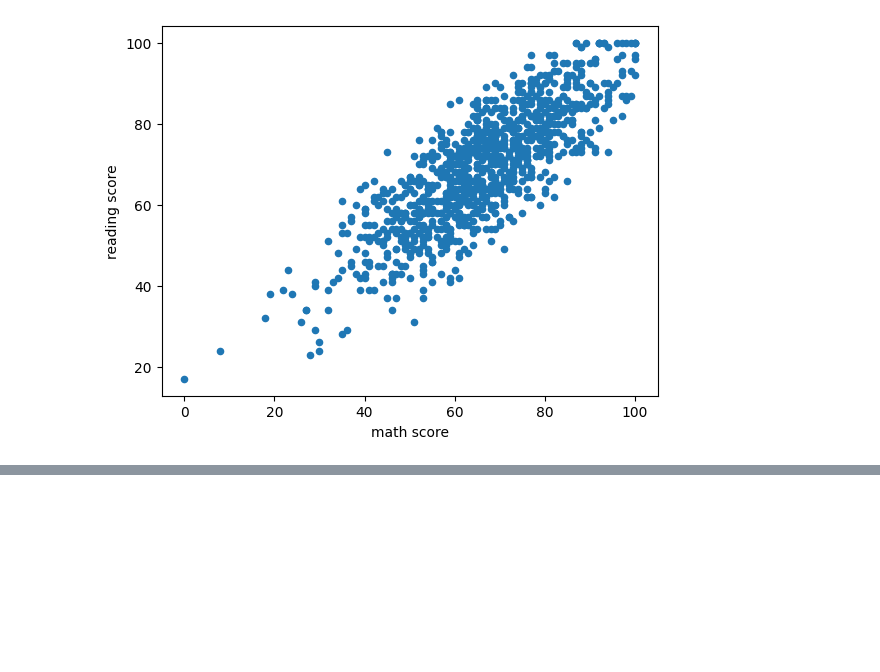
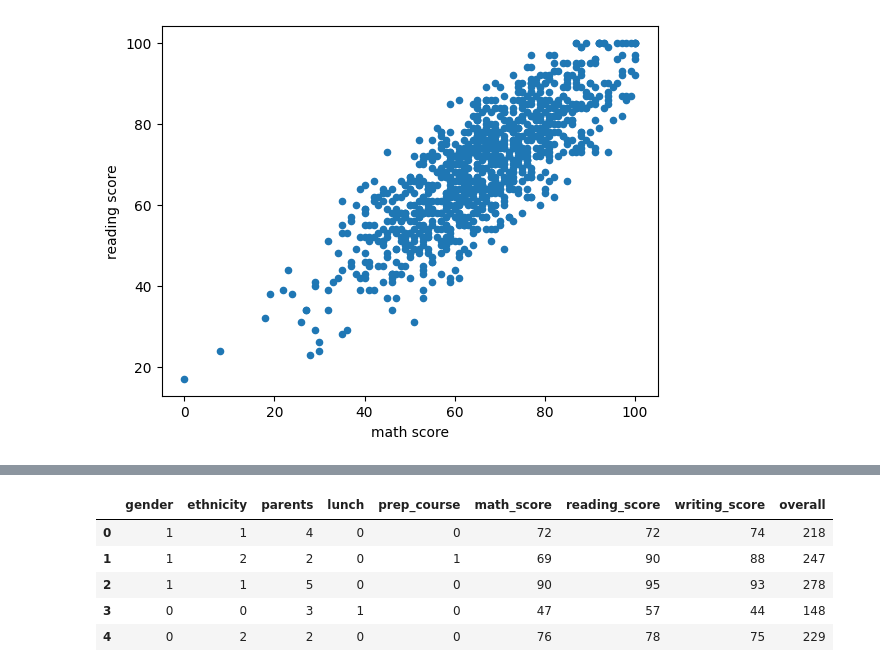
Before and after one commit to lascha212/F21DL, a Jupyter notebook: labs.ipynb, the cells around one changed output, grey strips where cells are left out. Drawn from its saved outputs; the diff is of its cells as text; code cells hidden in the pictures; blank space fills up the shorter version.

Commit message:
normalized the data

```diff
--- a/labs.ipynb
+++ b/labs.ipynb
@@ -68,0 +85,25 @@ data.plot(x='math score', y='reading score', kind='scatter')
+# %%
+df = pd.DataFrame()
+df['gender'] = data['gender'].replace(['male', 'female'], [0, 1])  # Male = 0, Female = 1.
+df['ethnicity'] = data['race/ethnicity'].replace(
+    ['group A', 'group B', 'group C', 'group D', 'group E'],
+    [0, 1, 2, 3, 4]
+)
+df['parents'] = data['parental level of education'].replace(
+    ['some high school', 'high school', 'some college', 'associate\'s degree', 'bachelor\'s degree', 'master\'s degree'],
+    [0, 1, 2, 3, 4, 5]
+)
+df['lunch'] = data['lunch'].replace(['standard', 'free/reduced'], [0, 1])  # Standard = 0, Free = 1.
+df['prep_course'] = data['test preparation course'].replace(['none', 'completed'], [0, 1])
+df['math_score'] = data['math score']
+df['reading_score'] = data['reading score']
+df['writing_score'] = data['writing score']
+df['overall'] = data['math score'] + data['writing score'] + data['reading score']
+df.head()
+# %% [output]
+|  | gender | ethnicity | parents | lunch | prep_course | math_score | reading_score | writing_score | overall |
+| 0 | 1 | 1 | 4 | 0 | 0 | 72 | 72 | 74 | 218 |
+| 1 | 1 | 2 | 2 | 0 | 1 | 69 | 90 | 88 | 247 |
+| 2 | 1 | 1 | 5 | 0 | 0 | 90 | 95 | 93 | 278 |
+| 3 | 0 | 0 | 3 | 1 | 0 | 47 | 57 | 44 | 148 |
+| 4 | 0 | 2 | 2 | 0 | 0 | 76 | 78 | 75 | 229 |
```
Also changed, not shown: parts of 8 cells of this notebook.
